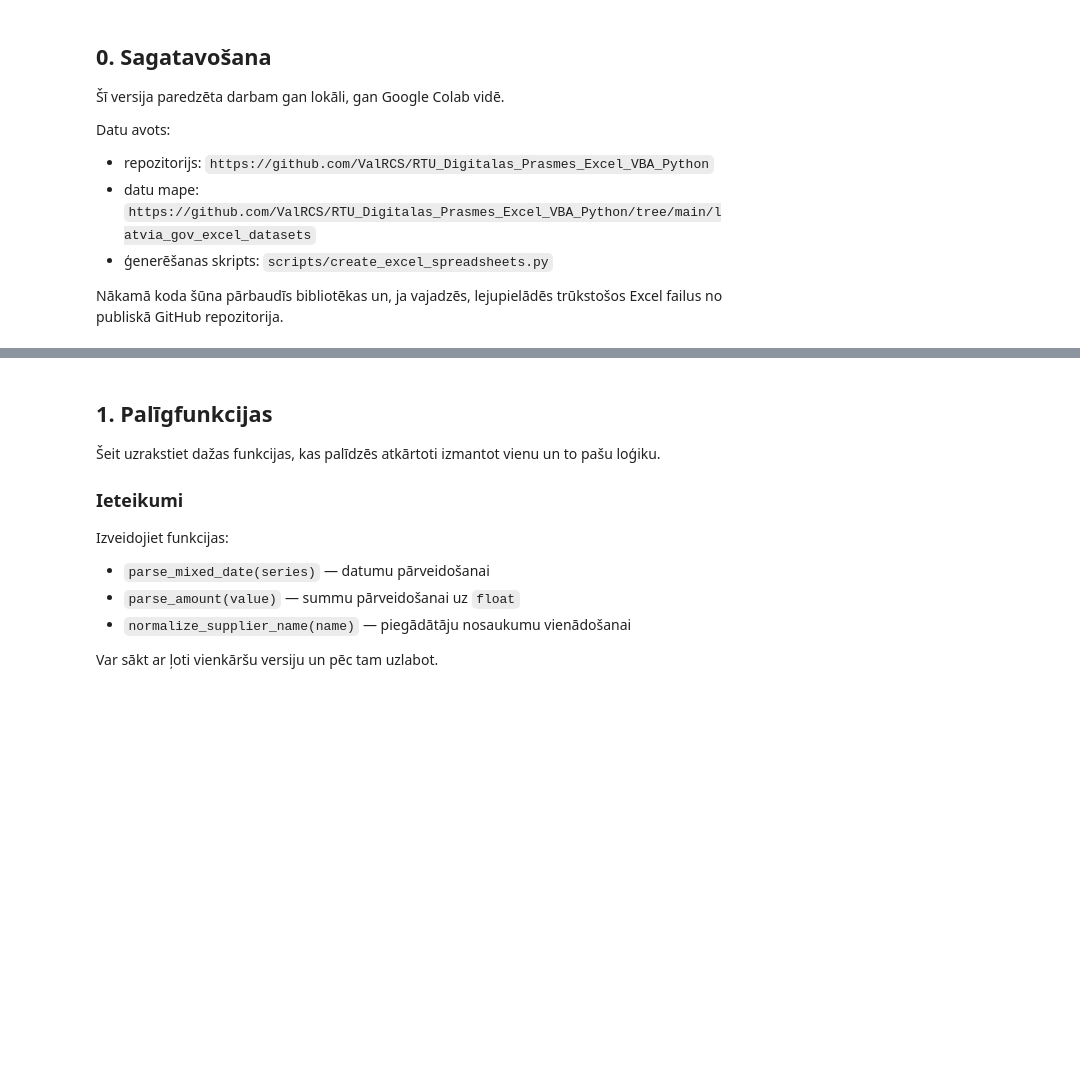
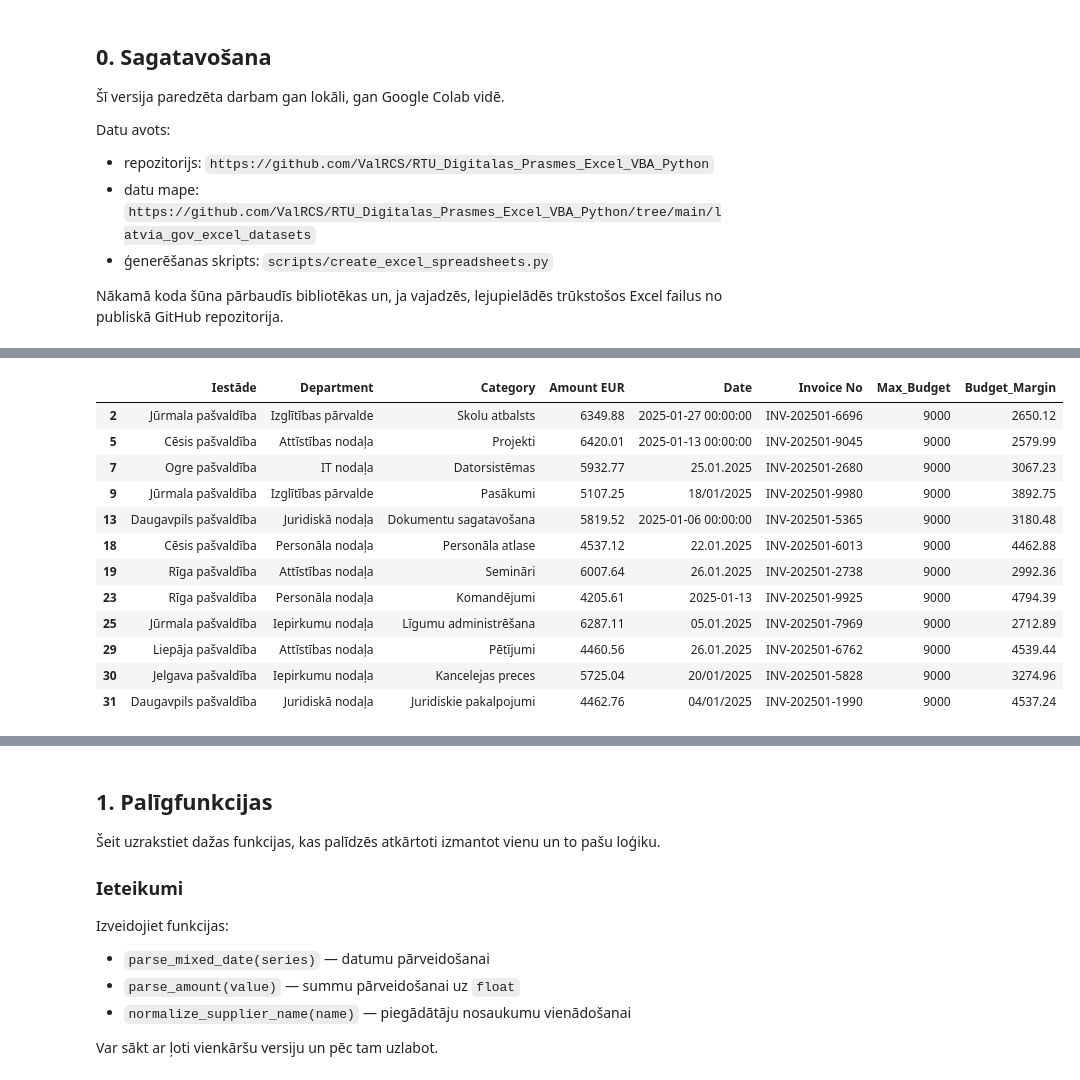
Before and after one commit to ValRCS/RTU_Digitalas_Prasmes_Excel_VBA_Python, a Jupyter notebook: notebooks/student_workbook_latvia_excel_datasets_colab.ipynb, the cells around one changed output, grey strips where cells are left out. Saved outputs shown, nothing was run; the diff lists cells and outputs as text; code cells hidden in the pictures; blank space fills up the shorter version.

```diff
--- a/notebooks/student_workbook_latvia_excel_datasets_colab.ipynb
+++ b/notebooks/student_workbook_latvia_excel_datasets_colab.ipynb
@@ -233,0 +348,3 @@ print("OUTPUT_DIR:", OUTPUT_DIR.resolve())
+# %%
+budget_file_name = "/content/latvia_gov_excel_datasets/1_budget_reports/budget_2025-01.xlsx"
+print(f"Will load {budget_file_name}")
@@ -233,0 +353,3 @@ print("OUTPUT_DIR:", OUTPUT_DIR.resolve())
+# %%
+local_budget_df = pd.read_excel(budget_file_name)
+local_budget_df.head()
@@ -233,0 +430,5 @@ print("OUTPUT_DIR:", OUTPUT_DIR.resolve())
+# %%
+# izveidosim jaunu kolonnu teiksim Max_Budget
+# piešķirsim tai teiksim 9000
+local_budget_df["Max_Budget"] = 9000 # visās rindās automātiski tiek izvedota šāda šuna
+local_budget_df.head()
@@ -233,0 +442,4 @@ print("OUTPUT_DIR:", OUTPUT_DIR.resolve())
+# %%
+# izveidosim jaun kolonnua ar atilkumu no budgeta ar Amount EUR
+local_budget_df["Budget_Margin"] = local_budget_df["Max_Budget"] - local_budget_df["Amount EUR"]
+local_budget_df.head()
@@ -233,0 +528,17 @@ print("OUTPUT_DIR:", OUTPUT_DIR.resolve())
+# %%
+# filtēsim tos kas iztērāj parī 4000
+local_budget_df[local_budget_df["Amount EUR"] > 4000] # filtrs atgriež jaunu DataFrame atkal
+# %% [output]
+|  | Iestāde | Department | Category | Amount EUR | Date | Invoice No | Max_Budget | Budget_Margin |
+| 2 | Jūrmala pašvaldība | Izglītības pārvalde | Skolu atbalsts | 6349.88 | 2025-01-27 00:00:00 | INV-202501-6696 | 9000 | 2650.12 |
+| 5 | Cēsis pašvaldība | Attīstības nodaļa | Projekti | 6420.01 | 2025-01-13 00:00:00 | INV-202501-9045 | 9000 | 2579.99 |
+| 7 | Ogre pašvaldība | IT nodaļa | Datorsistēmas | 5932.77 | 25.01.2025 | INV-202501-2680 | 9000 | 3067.23 |
+| 9 | Jūrmala pašvaldība | Izglītības pārvalde | Pasākumi | 5107.25 | 18/01/2025 | INV-202501-9980 | 9000 | 3892.75 |
+| 13 | Daugavpils pašvaldība | Juridiskā nodaļa | Dokumentu sagatavošana | 5819.52 | 2025-01-06 00:00:00 | INV-202501-5365 | 9000 | 3180.48 |
+| 18 | Cēsis pašvaldība | Personāla nodaļa | Personāla atlase | 4537.12 | 22.01.2025 | INV-202501-6013 | 9000 | 4462.88 |
+| 19 | Rīga pašvaldība | Attīstības nodaļa | Semināri | 6007.64 | 26.01.2025 | INV-202501-2738 | 9000 | 2992.36 |
+| 23 | Rīga pašvaldība | Personāla nodaļa | Komandējumi | 4205.61 | 2025-01-13 | INV-202501-9925 | 9000 | 4794.39 |
+| 25 | Jūrmala pašvaldība | Iepirkumu nodaļa | Līgumu administrēšana | 6287.11 | 05.01.2025 | INV-202501-7969 | 9000 | 2712.89 |
+| 29 | Liepāja pašvaldība | Attīstības nodaļa | Pētījumi | 4460.56 | 26.01.2025 | INV-202501-6762 | 9000 | 4539.44 |
+| 30 | Jelgava pašvaldība | Iepirkumu nodaļa | Kancelejas preces | 5725.04 | 20/01/2025 | INV-202501-5828 | 9000 | 3274.96 |
+| 31 | Daugavpils pašvaldība | Juridiskā nodaļa | Juridiskie pakalpojumi | 4462.76 | 04/01/2025 | INV-202501-1990 | 9000 | 4537.24 |
```
Also changed, not shown: parts of 33 cells of this notebook.
